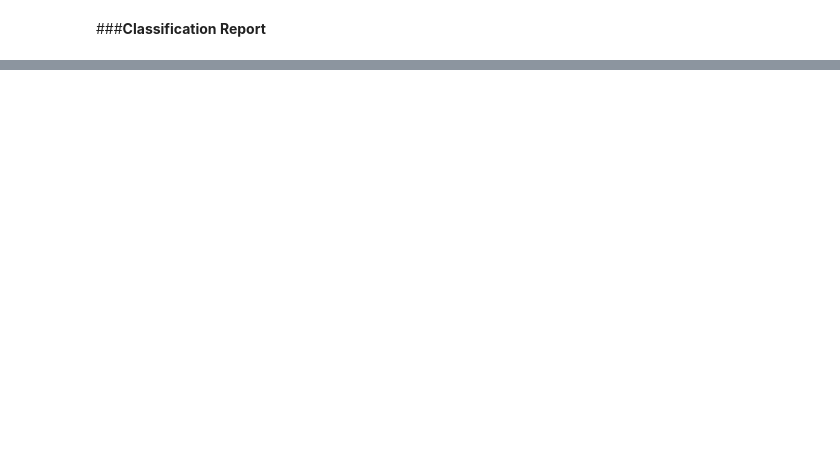
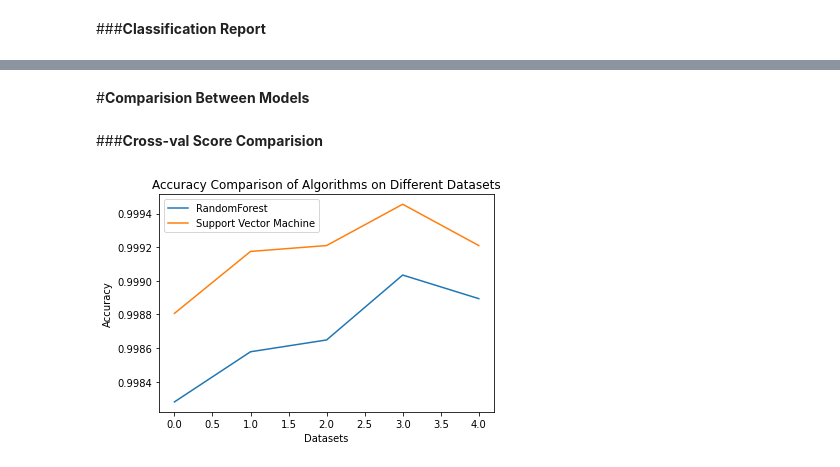
Before and after one commit to Singhsansar/Credit-card-fraud-detection, a Jupyter notebook: creditcardFraud_detection.ipynb, the cells around one changed output, grey strips where cells are left out. Saved outputs shown, nothing was run; the diff lists cells and outputs as text; code cells hidden in the pictures; blank space fills up the shorter version.

```diff
--- a/creditcardFraud_detection.ipynb
+++ b/creditcardFraud_detection.ipynb
@@ -432,0 +452,7 @@ weighted avg       1.00      1.00      1.00     93987
+# %%
+from sklearn.model_selection import KFold, cross_val_score
+k_folds = KFold(n_splits = 5)
+scores_svm =cross_val_score(classifier,x, y, cv= k_folds)
+print("Cross Validation Scores: ", scores_svm)
+print("Average CV Score: ", scores_svm.mean())
+print("Number of CV Scores used in Average: ", len(scores_svm))
@@ -432,0 +502,21 @@ weighted avg       1.00      1.00      1.00     93987
+# %% [markdown]
+#**Comparision Between Models**
+# %% [markdown]
+###**Cross-val Score Comparision**
+# %%
+import matplotlib.pyplot as plt
+
+# Create the line graph
+plt.plot(scores_randomforest, label="RandomForest")
+plt.plot(scores_svm, label="Support Vector Machine")
+
+# Add axis labels, a title, and a legend
+plt.xlabel("Datasets")
+plt.ylabel("Accuracy")
+plt.title("Accuracy Comparison of Algorithms on Different Datasets")
+plt.legend()
+
+# Display the graph
+plt.show()
+# %% [output]
+[figure, added]
```
Also changed, not shown: parts of 30 cells of this notebook.
